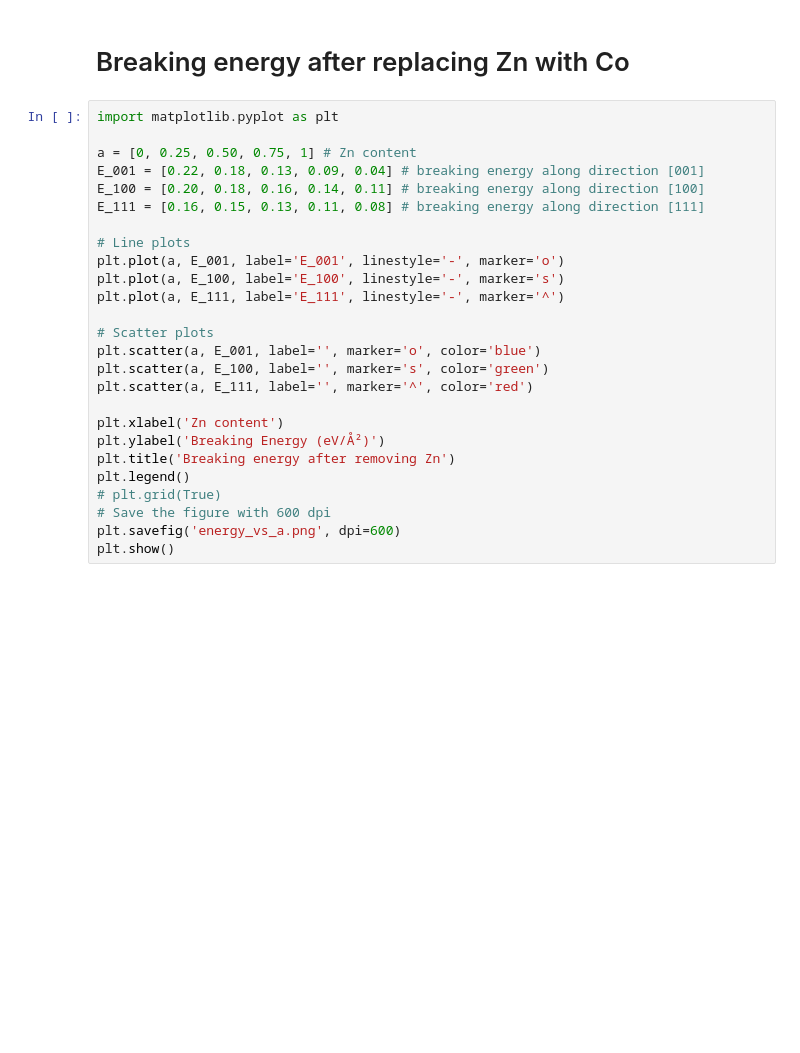
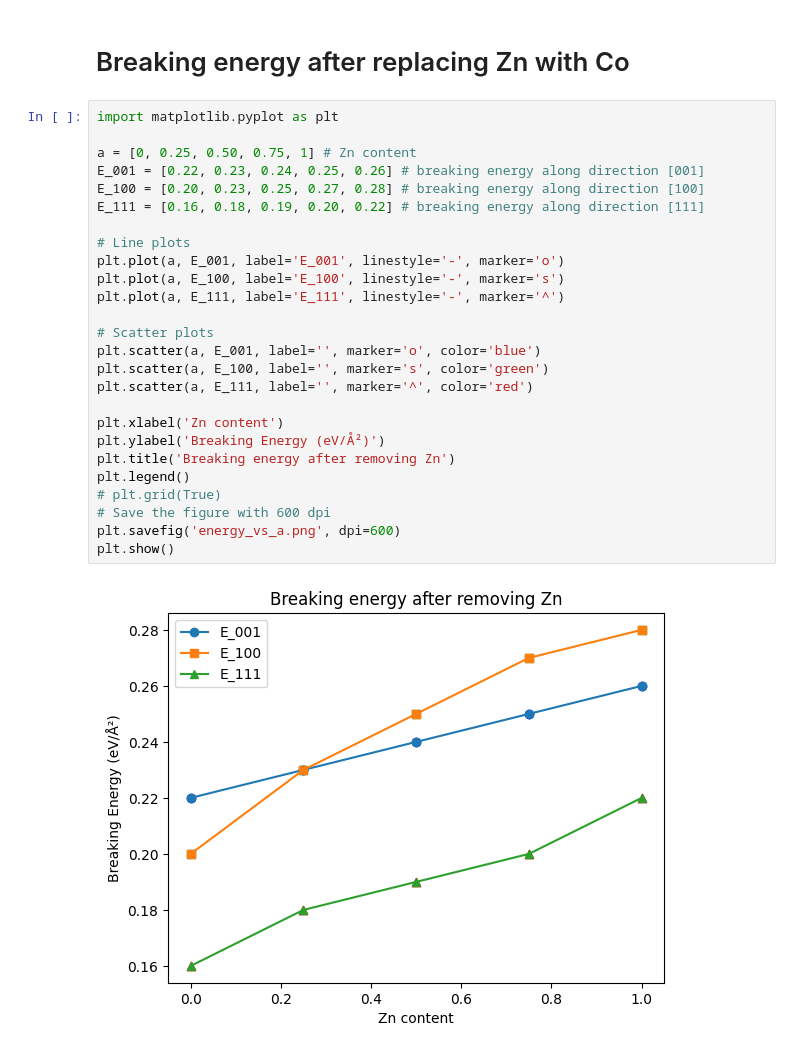
Before and after one commit to YIF27/Dataset-of-Spinel, a Jupyter notebook: plot_breaking_energy.ipynb, the cells around one changed output. Cells and saved outputs as stored; diff of their text form; blank space fills up the shorter version.

```diff
--- a/plot_breaking_energy.ipynb
+++ b/plot_breaking_energy.ipynb
@@ -35,26 +35,28 @@ plt.show()
 # %%
 import matplotlib.pyplot as plt
 
 a = [0, 0.25, 0.50, 0.75, 1] # Zn content
-E_001 = [0.22, 0.18, 0.13, 0.09, 0.04] # breaking energy along direction [001]
-E_100 = [0.20, 0.18, 0.16, 0.14, 0.11] # breaking energy along direction [100]
-E_111 = [0.16, 0.15, 0.13, 0.11, 0.08] # breaking energy along direction [111]
+E_001 = [0.22, 0.23, 0.24, 0.25, 0.26] # breaking energy along direction [001]
+E_100 = [0.20, 0.23, 0.25, 0.27, 0.28] # breaking energy along direction [100]
+E_111 = [0.16, 0.18, 0.19, 0.20, 0.22] # breaking energy along direction [111]
 
 # Line plots
 plt.plot(a, E_001, label='E_001', linestyle='-', marker='o')
 plt.plot(a, E_100, label='E_100', linestyle='-', marker='s')
 plt.plot(a, E_111, label='E_111', linestyle='-', marker='^')
 
 # Scatter plots
 plt.scatter(a, E_001, label='', marker='o', color='blue')
 plt.scatter(a, E_100, label='', marker='s', color='green')
 plt.scatter(a, E_111, label='', marker='^', color='red')
 
 plt.xlabel('Zn content')
 plt.ylabel('Breaking Energy (eV/Å²)')
 plt.title('Breaking energy after removing Zn')
 plt.legend()
 # plt.grid(True)
 # Save the figure with 600 dpi
 plt.savefig('energy_vs_a.png', dpi=600)
 plt.show()
+# %% [output]
+[figure, added]
```
